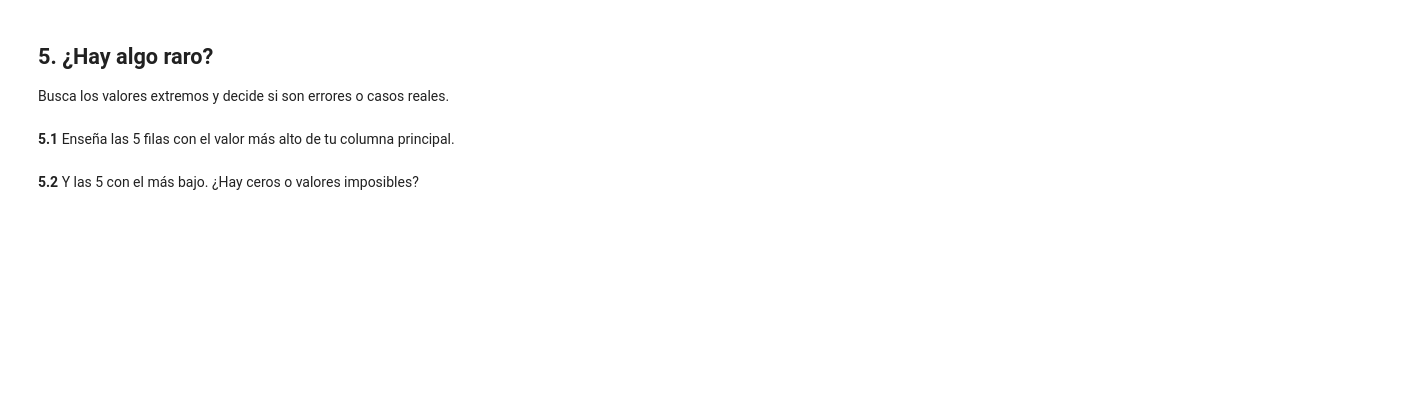
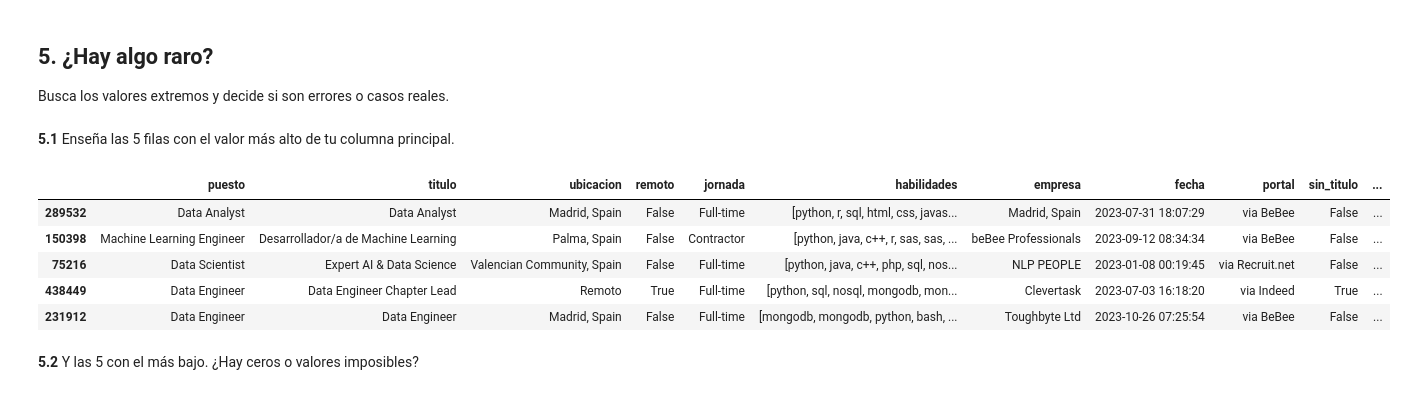
Before and after one commit to dledesmalorenzo/ofertas-analista-datos, a Jupyter notebook: eda.ipynb, the cells around one changed output. Drawn from its saved outputs; the diff is of its cells as text; code cells hidden in the pictures; blank space fills up the shorter version.

```diff
--- a/eda.ipynb
+++ b/eda.ipynb
@@ -362,5 +398,15 @@ Lo que he visto y lo que he decidido:
 Busca los valores extremos y decide si son errores o casos reales.
 # %% [markdown]
 **5.1** Enseña las 5 filas con el valor más alto de tu columna principal.
+# %%
+# 5.1 Las 5 ofertas que piden más habilidades
+ofertas.sort_values("num_habilidades", ascending=False).head(5)
+# %% [output]
+|  | puesto | titulo | ubicacion | remoto | jornada | habilidades | empresa | fecha | portal | sin_titulo | ... |
+| 289532 | Data Analyst | Data Analyst | Madrid, Spain | False | Full-time | [python, r, sql, html, css, javas... | Madrid, Spain | 2023-07-31 18:07:29 | via BeBee | False | ... |
+| 150398 | Machine Learning Engineer | Desarrollador/a de Machine Learning | Palma, Spain | False | Contractor | [python, java, c++, r, sas, sas, ... | beBee Professionals | 2023-09-12 08:34:34 | via BeBee | False | ... |
+| 75216 | Data Scientist | Expert AI & Data Science | Valencian Community, Spain | False | Full-time | [python, java, c++, php, sql, nos... | NLP PEOPLE | 2023-01-08 00:19:45 | via Recruit.net | False | ... |
+| 438449 | Data Engineer | Data Engineer Chapter Lead | Remoto | True | Full-time | [python, sql, nosql, mongodb, mon... | Clevertask | 2023-07-03 16:18:20 | via Indeed | True | ... |
+| 231912 | Data Engineer | Data Engineer | Madrid, Spain | False | Full-time | [mongodb, mongodb, python, bash, ... | Toughbyte Ltd | 2023-10-26 07:25:54 | via BeBee | False | ... |
 # %% [markdown]
 **5.2** Y las 5 con el más bajo. ¿Hay ceros o valores imposibles?
```
Also changed, not shown: parts of 36 cells of this notebook, 1 other file.
